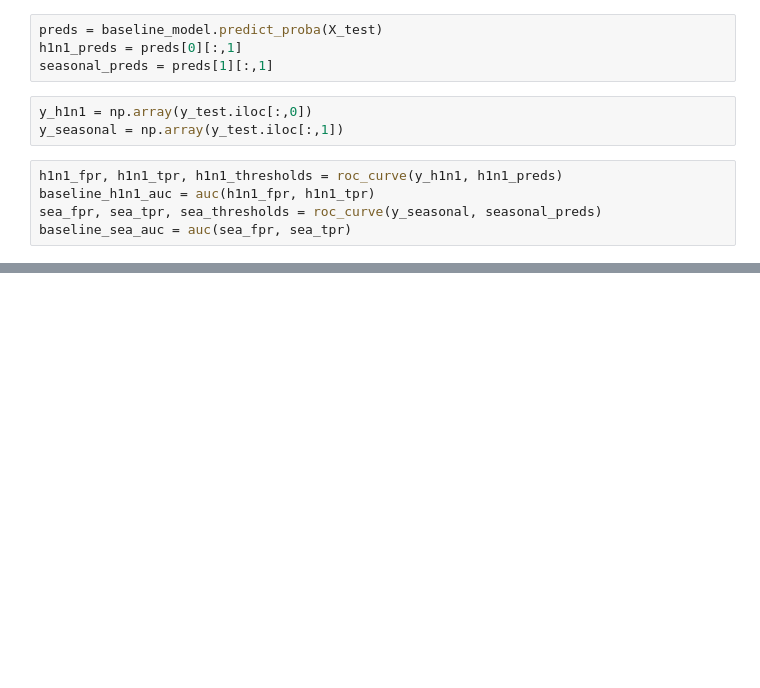
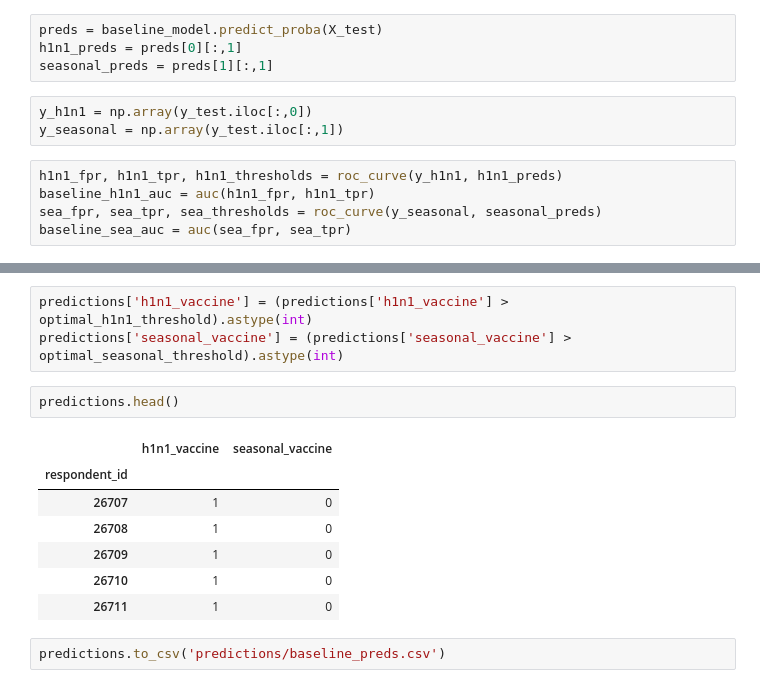
Before and after one commit to talanthier/h1n1-flu-vaccine-prediction, a Jupyter notebook: flu_modeling_01.ipynb, the cells around one changed output, grey strips where cells are left out. Saved outputs shown, nothing was run; the diff lists cells and outputs as text; blank space fills up the shorter version.

```diff
--- a/flu_modeling_01.ipynb
+++ b/flu_modeling_01.ipynb
@@ -117,0 +162,15 @@ plt.show()
+# %%
+predictions['h1n1_vaccine'] = (predictions['h1n1_vaccine'] > optimal_h1n1_threshold).astype(int)
+predictions['seasonal_vaccine'] = (predictions['seasonal_vaccine'] > optimal_seasonal_threshold).astype(int)
+# %%
+predictions.head()
+# %% [output]
+|  | h1n1_vaccine | seasonal_vaccine |
+| respondent_id |  |  |
+| 26707 | 1 | 0 |
+| 26708 | 1 | 0 |
+| 26709 | 1 | 0 |
+| 26710 | 1 | 0 |
+| 26711 | 1 | 0 |
+# %%
+predictions.to_csv('predictions/baseline_preds.csv')
```
Also changed, not shown: parts of 11 cells of this notebook, 1 other file.
